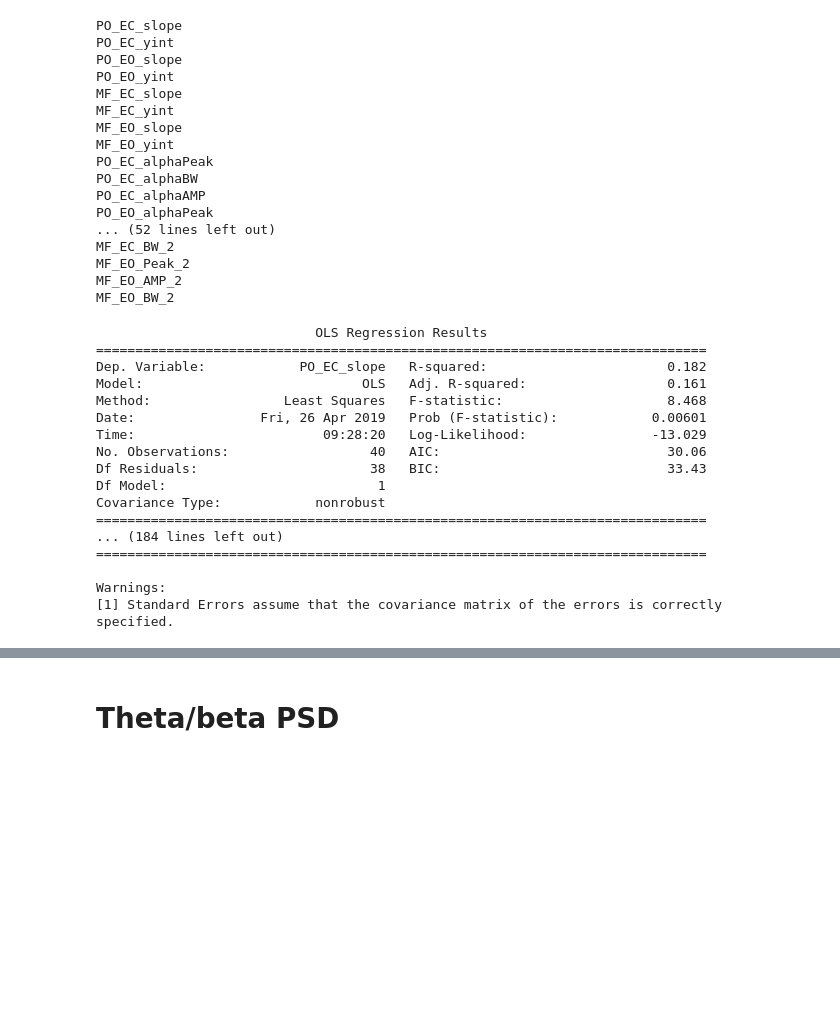
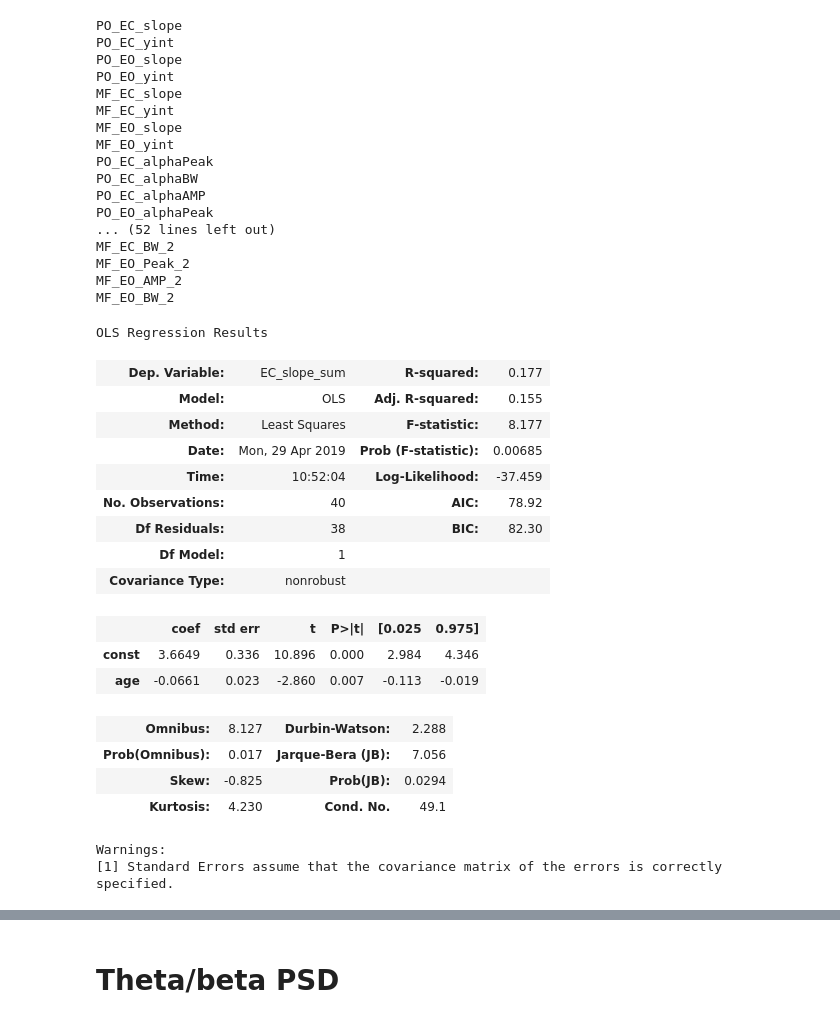
Before and after one commit to HwangLabNeuroCogDynamics/fooof_vs_PSD, a Jupyter notebook: Stats.ipynb, the cells around one changed output, grey strips where cells are left out. Cells and saved outputs as stored; diff of their text form; code cells hidden in the pictures; blank space fills up the shorter version.

```diff
--- a/Stats.ipynb
+++ b/Stats.ipynb
@@ -77,24 +79,23 @@ MF_EO_BW_2
 # %%
-for columns in D_Vars:
-
-    model = sm.OLS(fooof_df[columns], X).fit()
-    print(model.summary())
+sm.OLS(fooof_df['EC_slope_sum'], X).fit().summary()
 # %% [output]
-                            OLS Regression Results
-==============================================================================
-Dep. Variable:            PO_EC_slope   R-squared:                       0.182
-Model:                            OLS   Adj. R-squared:                  0.161
-Method:                 Least Squares   F-statistic:                     8.468
-Date:                Fri, 26 Apr 2019   Prob (F-statistic):            0.00601
-Time:                        09:28:20   Log-Likelihood:                -13.029
-No. Observations:                  40   AIC:                             30.06
-Df Residuals:                      38   BIC:                             33.43
-Df Model:                           1
-Covariance Type:            nonrobust
-==============================================================================
-... (184 lines left out)
-==============================================================================
-
-Warnings:
-[1] Standard Errors assume that the covariance matrix of the errors is correctly specified.
+OLS Regression Results
+| Dep. Variable: | EC_slope_sum | R-squared: | 0.177 |
+| Model: | OLS | Adj. R-squared: | 0.155 |
+| Method: | Least Squares | F-statistic: | 8.177 |
+| Date: | Mon, 29 Apr 2019 | Prob (F-statistic): | 0.00685 |
+| Time: | 10:52:04 | Log-Likelihood: | -37.459 |
+| No. Observations: | 40 | AIC: | 78.92 |
+| Df Residuals: | 38 | BIC: | 82.30 |
+| Df Model: | 1 |  |  |
+| Covariance Type: | nonrobust |  |  |
+|  | coef | std err | t | P>|t| | [0.025 | 0.975] |
+| const | 3.6649 | 0.336 | 10.896 | 0.000 | 2.984 | 4.346 |
+| age | -0.0661 | 0.023 | -2.860 | 0.007 | -0.113 | -0.019 |
+| Omnibus: | 8.127 | Durbin-Watson: | 2.288 |
+| Prob(Omnibus): | 0.017 | Jarque-Bera (JB): | 7.056 |
+| Skew: | -0.825 | Prob(JB): | 0.0294 |
+| Kurtosis: | 4.230 | Cond. No. | 49.1 |
+Warnings:
+[1] Standard Errors assume that the covariance matrix of the errors is correctly specified.
 # %%
```
Also changed, not shown: parts of 9 cells of this notebook.
